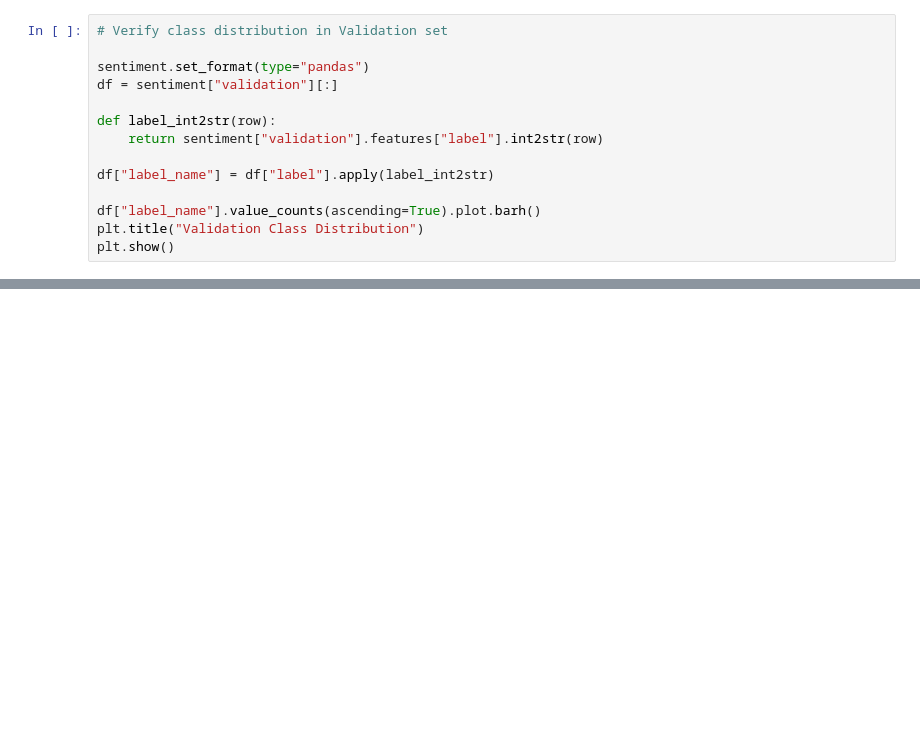
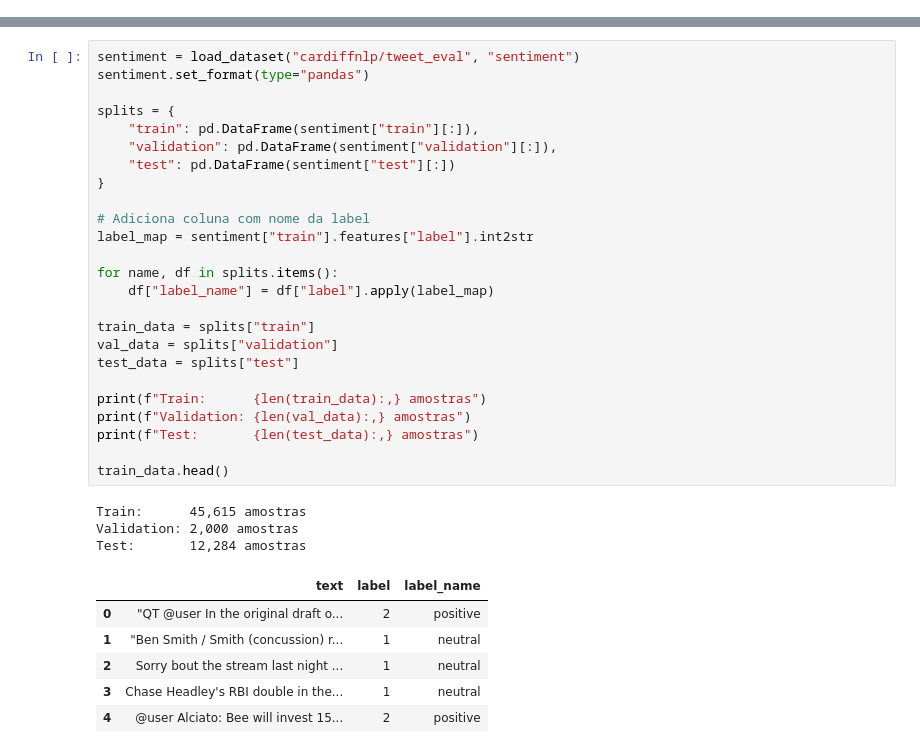
Before and after one commit to LukeSantossz/tweet-sentiment-analysis, a Jupyter notebook: notebooks/01_eda.ipynb, the cells around one changed output, grey strips where cells are left out. Drawn from its saved outputs; the diff is of its cells as text; blank space fills up the shorter version.

Commit message:
feat(data): add exploratory data analysis notebook

```diff
--- a/notebooks/01_eda.ipynb
+++ b/notebooks/01_eda.ipynb
@@ -50,14 +0,0 @@ plt.show()
-# %%
-# Verify class distribution in Validation set
-
-sentiment.set_format(type="pandas")
-df = sentiment["validation"][:]
-
-def label_int2str(row):
-    return sentiment["validation"].features["label"].int2str(row)
-
-df["label_name"] = df["label"].apply(label_int2str)
-
-df["label_name"].value_counts(ascending=True).plot.barh()
-plt.title("Validation Class Distribution")
-plt.show()
@@ -65,0 +32,35 @@ plt.show()
+# %%
+sentiment = load_dataset("cardiffnlp/tweet_eval", "sentiment")
+sentiment.set_format(type="pandas")
+
+splits = {
+    "train": pd.DataFrame(sentiment["train"][:]),
+    "validation": pd.DataFrame(sentiment["validation"][:]),
+    "test": pd.DataFrame(sentiment["test"][:])
+}
+
+# Adiciona coluna com nome da label
+label_map = sentiment["train"].features["label"].int2str
+
+for name, df in splits.items():
+    df["label_name"] = df["label"].apply(label_map)
+
+train_data = splits["train"]
+val_data = splits["validation"]
+test_data = splits["test"]
+
+print(f"Train:      {len(train_data):,} amostras")
+print(f"Validation: {len(val_data):,} amostras")
+print(f"Test:       {len(test_data):,} amostras")
+
+train_data.head()
+# %% [output]
+Train:      45,615 amostras
+Validation: 2,000 amostras
+Test:       12,284 amostras
+|  | text | label | label_name |
+| 0 | "QT @user In the original draft o... | 2 | positive |
+| 1 | "Ben Smith / Smith (concussion) r... | 1 | neutral |
+| 2 | Sorry bout the stream last night ... | 1 | neutral |
+| 3 | Chase Headley's RBI double in the... | 1 | neutral |
+| 4 | @user Alciato: Bee will invest 15... | 2 | positive |
```
Also changed, not shown: parts of 25 cells of this notebook, 2 other files.
